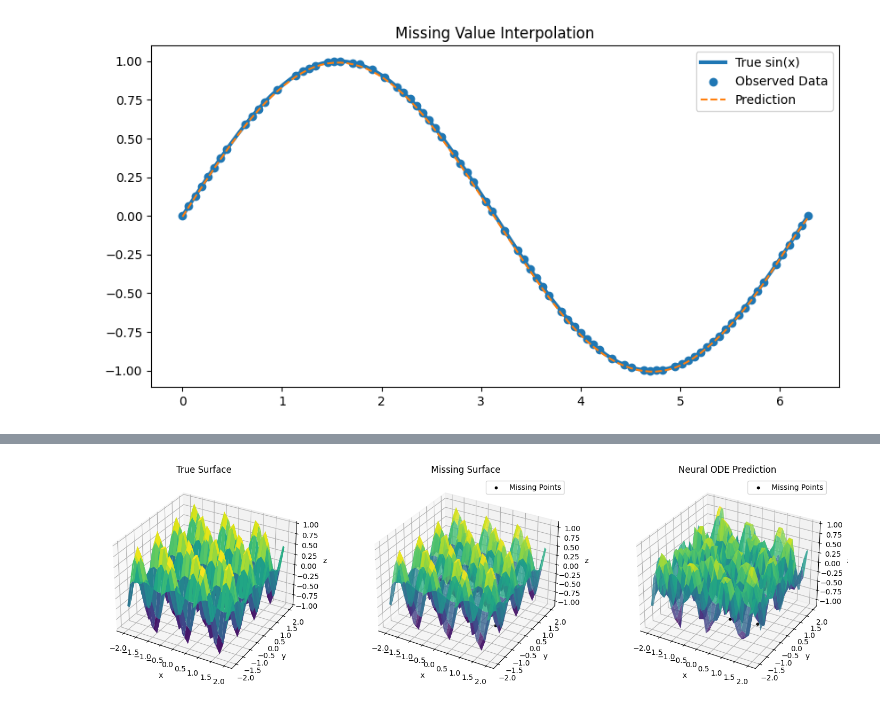
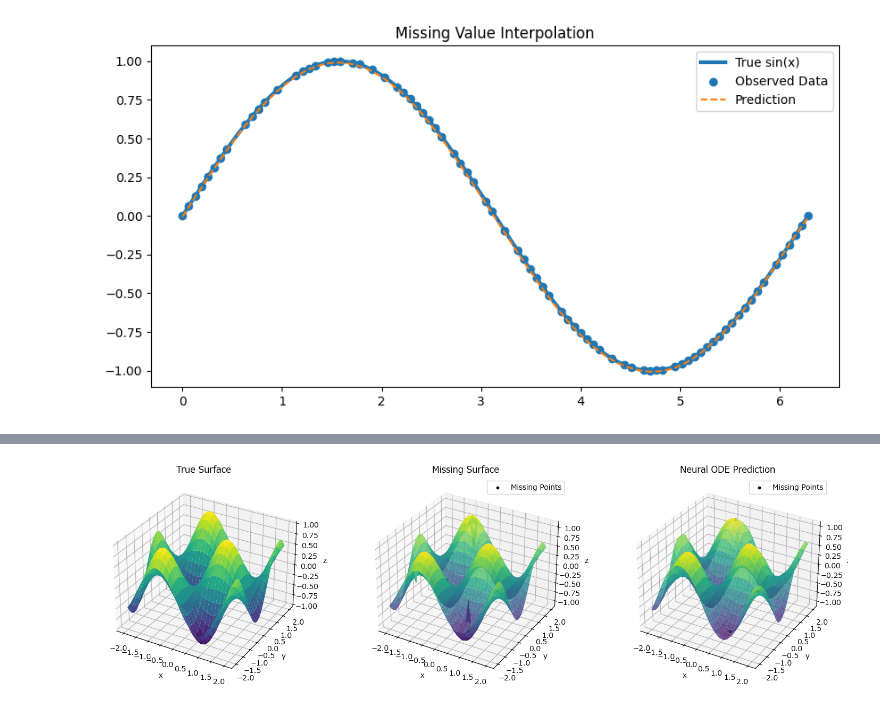
Before and after one commit to takuro913/JIKKEN_NeuralODE_2025, a Jupyter notebook: 欠損値予測.ipynb, the cells around one changed output, grey strips where cells are left out. Saved outputs shown, nothing was run; the diff lists cells and outputs as text; code cells hidden in the pictures.

```diff
--- a/欠損値予測.ipynb
+++ b/欠損値予測.ipynb
@@ -383,7 +464,7 @@ y = np.linspace(-2, 2, grid_size)
 X, Y = np.meshgrid(x, y)#x座標とy座標の組み合わせを作るもの。計算やプロットで必要
 
 #Z = X**2 + Y**2
-Z= np.sin(5*X) * np.cos(5*Y)
+Z= np.sin(2*X) * np.cos(2*Y)
 
 # ============================================
 # 欠損値作成
@@ -408,6 +489,7 @@ mask = np.ones(Z.shape, dtype=bool)
 # 欠損させたい座標(index)
 missing_points = [
 
+
     (5,5),#この数字は“(x配列のインデックス,y配列のインデックス)”
     (10,10),
     (15,15),
@@ -422,6 +504,18 @@ missing_points = [
     (25,10),
     (10,25)
 
+    # (20,23),#この数字は“(x配列のインデックス,y配列のインデックス)”
+    # (20,24),
+
+    # (6,8),
+    # (6,9),
+    # (7,8),
+    # (7,9),
+
+    # (26,0),
+    # (26,1),
+    # (27,0),
+    # (27,1)
 ]
 
 # 指定点を欠損化
@@ -519,8 +613,8 @@ class NeuralODEModel(nn.Module):
             self.odefunc,
             h0,
             t,
-            #method='euler'#オイラー法
-            method='rk4'#ルンクゲッタ法
+            method='euler'#オイラー法
+            #method='rk4'#ルンクゲッタ法
         )
 
         # 最終状態
@@ -548,7 +642,7 @@ optimizer = optim.Adam(
 # 学習
 # ============================================
 
-epochs = 2000
+epochs = 200
 
 for epoch in range(epochs):
 
@@ -566,7 +660,7 @@ for epoch in range(epochs):
 
     optimizer.step()
 
-    if epoch % 200 == 0:
+    if epoch % 50 == 0:
 
         print(
             f"Epoch {epoch} "
@@ -714,7 +808,7 @@ ax2.plot_surface(
     alpha=0.8 #透明度
 )
 
-#欠損店を赤色で表示------
+#欠損点を赤色で表示------
 
 
 ax2.scatter(
@@ -849,2 +943,2 @@ MSE: 0.03871597800564898
 ===================================
-[figure, old version]
+[figure, new version]
```
Also changed, not shown: parts of 2 cells of this notebook, 8 other files.
